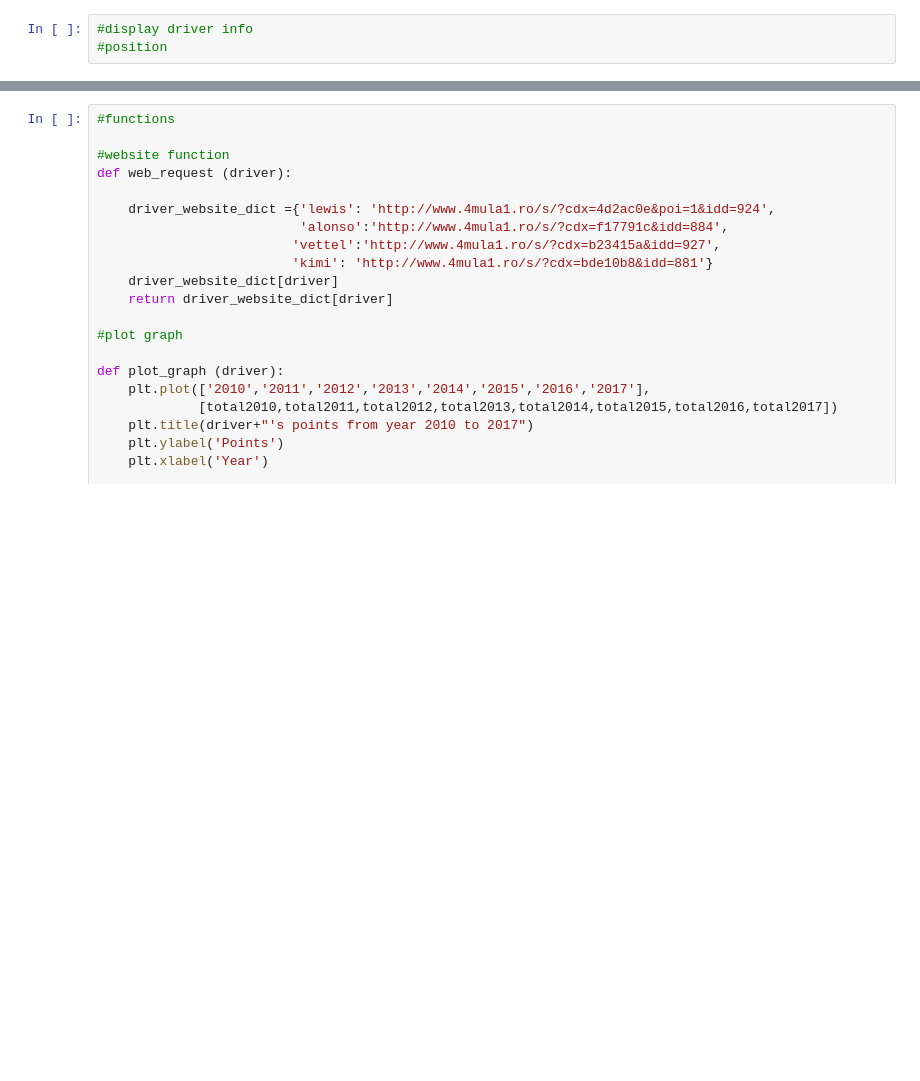
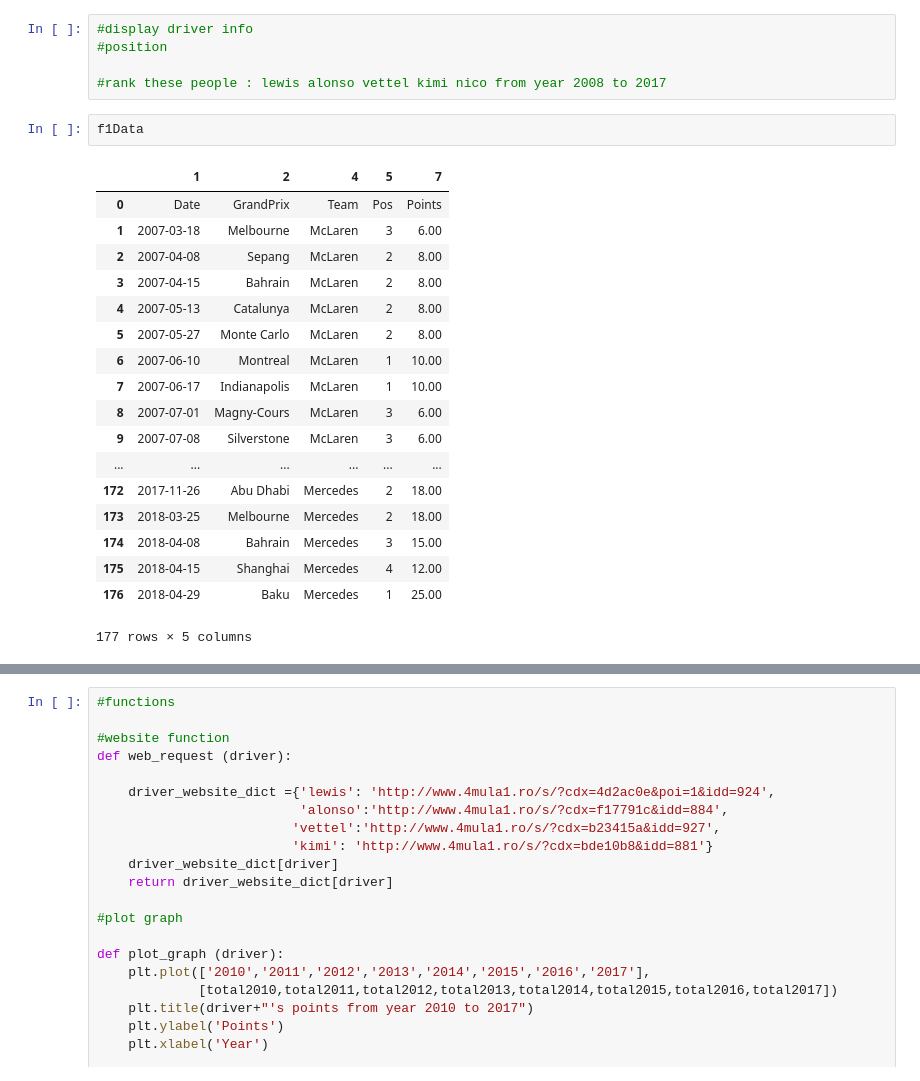
Before and after one commit to eldontsoi/Exercises, a Jupyter notebook: map and graph.ipynb, the cells around one changed output, grey strips where cells are left out. Drawn from its saved outputs; the diff is of its cells as text; blank space fills up the shorter version.

```diff
--- a/map and graph.ipynb
+++ b/map and graph.ipynb
@@ -1,3 +1,26 @@
-# %%
-#display driver info
-#position
+# %%
+#display driver info
+#position
+
+#rank these people : lewis alonso vettel kimi nico from year 2008 to 2017
+# %%
+f1Data
+# %% [output]
+|  | 1 | 2 | 4 | 5 | 7 |
+| 0 | Date | GrandPrix | Team | Pos | Points |
+| 1 | 2007-03-18 | Melbourne | McLaren | 3 | 6.00 |
+| 2 | 2007-04-08 | Sepang | McLaren | 2 | 8.00 |
+| 3 | 2007-04-15 | Bahrain | McLaren | 2 | 8.00 |
+| 4 | 2007-05-13 | Catalunya | McLaren | 2 | 8.00 |
+| 5 | 2007-05-27 | Monte Carlo | McLaren | 2 | 8.00 |
+| 6 | 2007-06-10 | Montreal | McLaren | 1 | 10.00 |
+| 7 | 2007-06-17 | Indianapolis | McLaren | 1 | 10.00 |
+| 8 | 2007-07-01 | Magny-Cours | McLaren | 3 | 6.00 |
+| 9 | 2007-07-08 | Silverstone | McLaren | 3 | 6.00 |
+| ... | ... | ... | ... | ... | ... |
+| 172 | 2017-11-26 | Abu Dhabi | Mercedes | 2 | 18.00 |
+| 173 | 2018-03-25 | Melbourne | Mercedes | 2 | 18.00 |
+| 174 | 2018-04-08 | Bahrain | Mercedes | 3 | 15.00 |
+| 175 | 2018-04-15 | Shanghai | Mercedes | 4 | 12.00 |
+| 176 | 2018-04-29 | Baku | Mercedes | 1 | 25.00 |
+177 rows × 5 columns
```
Also changed, not shown: parts of 21 cells of this notebook, 7 other files.
